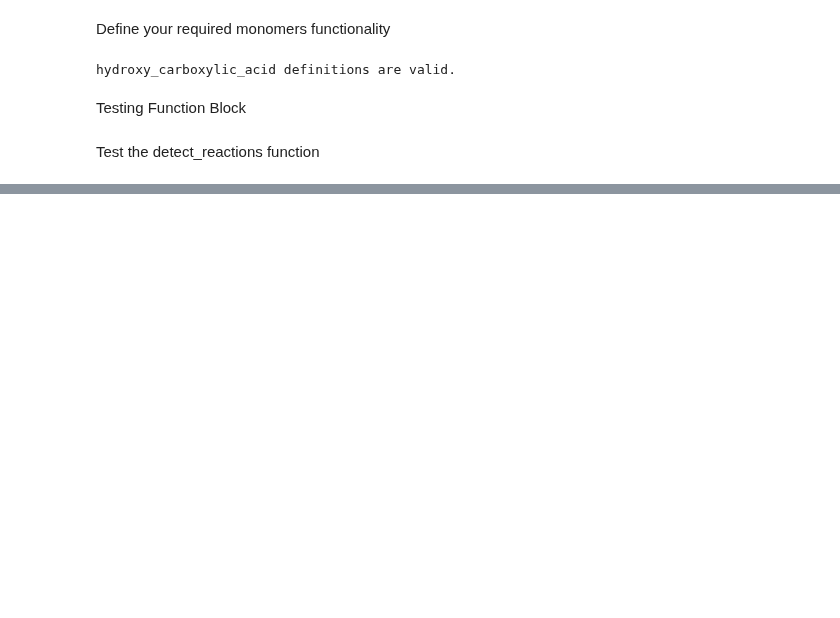
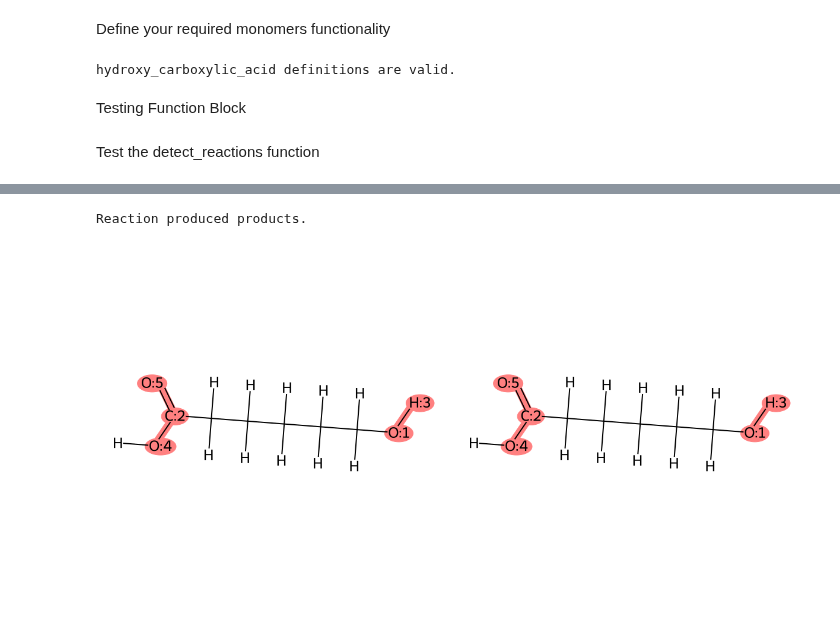
Before and after one commit to NanoCIPHER-Lab/AutoREACTER-LibraryValidator, a Jupyter notebook: tester.ipynb, the cells around one changed output, grey strips where cells are left out. Cells and saved outputs as stored; diff of their text form; code cells hidden in the pictures; blank space fills up the shorter version.

```diff
--- a/tester.ipynb
+++ b/tester.ipynb
@@ -98,7 +142,7 @@ reactions_definitions = {
         "product": "polyester_chain",
         "delete_atom": True,
         "reaction": "[O;!$(OC=*):1]-[H:3].[CX3:2](=[O:5])[OX2H1:4]>>[OX2:1]-[CX3:2](=[O:5]).[O:4]-[H:3]",
-        "reference": {"smarts": "https://pubs.acs.org/doi/10.1021/acs.jcim.3c00329",
+        "reference": {"smarts": ["https://pubs.acs.org/doi/10.1021/acs.jcim.3c00329"],
                       "reaction_and_mechanism": ["https://pubs.acs.org/doi/10.1021/ed048pA734.1",
                                                  "https://pubs.acs.org/doi/10.1021/ed073pA312"]}
     }
@@ -127,0 +414,27 @@ for reaction in reactions_definitions.values():
+# %%
+for test in reactions_definitions.values():
+    rxn_smarts = test["reaction"]
+    same_reactants = test["same_reactants"]
+    reactant_smiles_1 = sample_smiles[0]
+    if not same_reactants:
+        reactant_smiles_2 = sample_smiles[1]  # For testing, use the same sample
+    mapped_reactants, products = map_reactant_atoms(
+        rxn_smarts,
+        same_reactants,
+        reactant_smiles_1,
+        reactant_smiles_2 if not same_reactants else reactant_smiles_1
+    )
+# Visualize mapped reactants with highlighted mapped atoms
+img = Draw.MolsToGridImage(
+    [mol for pair in mapped_reactants for mol in pair],
+    molsPerRow=2,
+    subImgSize=(600, 600),
+    highlightAtomLists=[
+        [atom.GetIdx() for atom in mol.GetAtoms() if atom.GetAtomMapNum() != 0]
+        for pair in mapped_reactants for mol in pair
+    ]
+)
+display(img)
+# %% [output]
+Reaction produced products.
+[figure, added]
```
Also changed, not shown: parts of 7 cells of this notebook.
